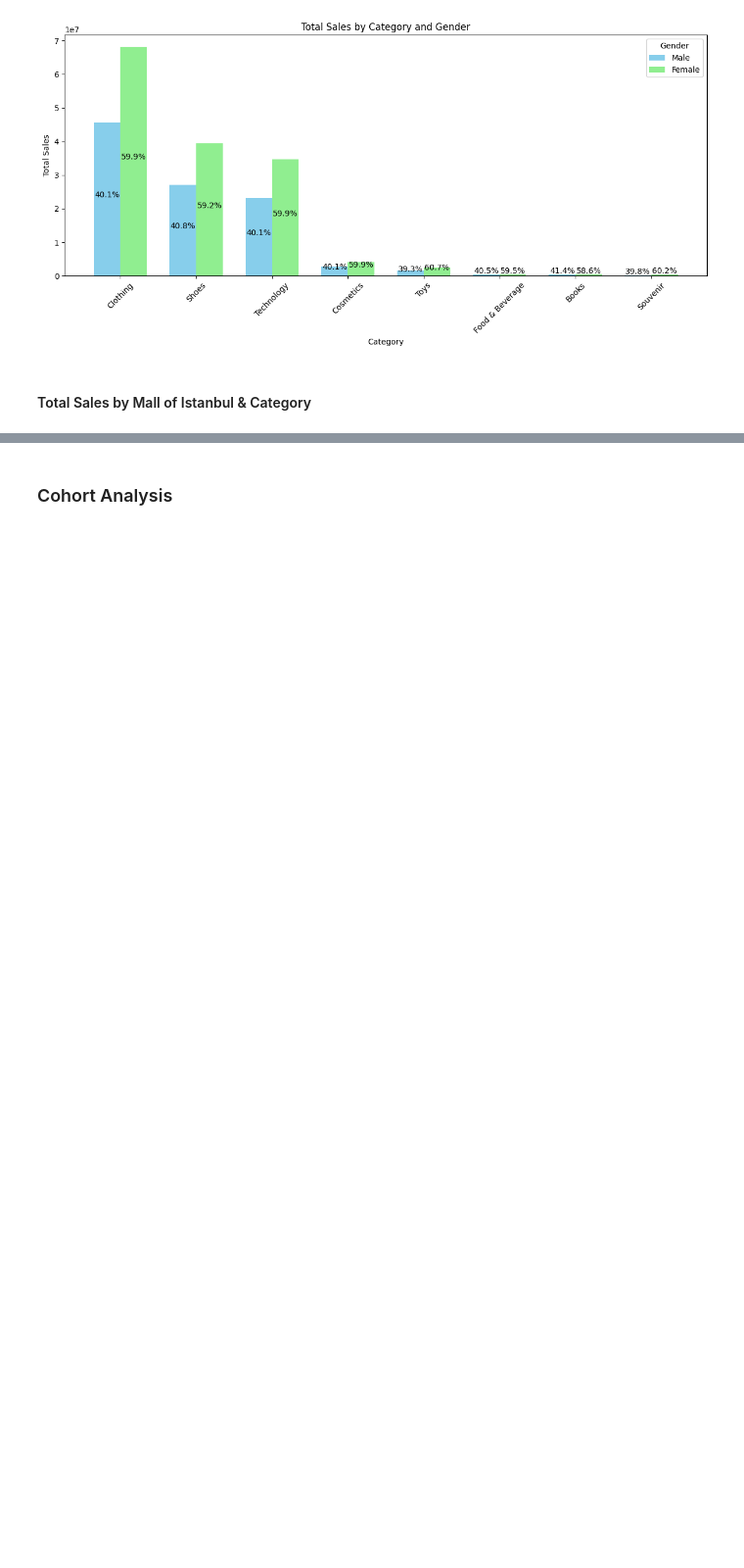
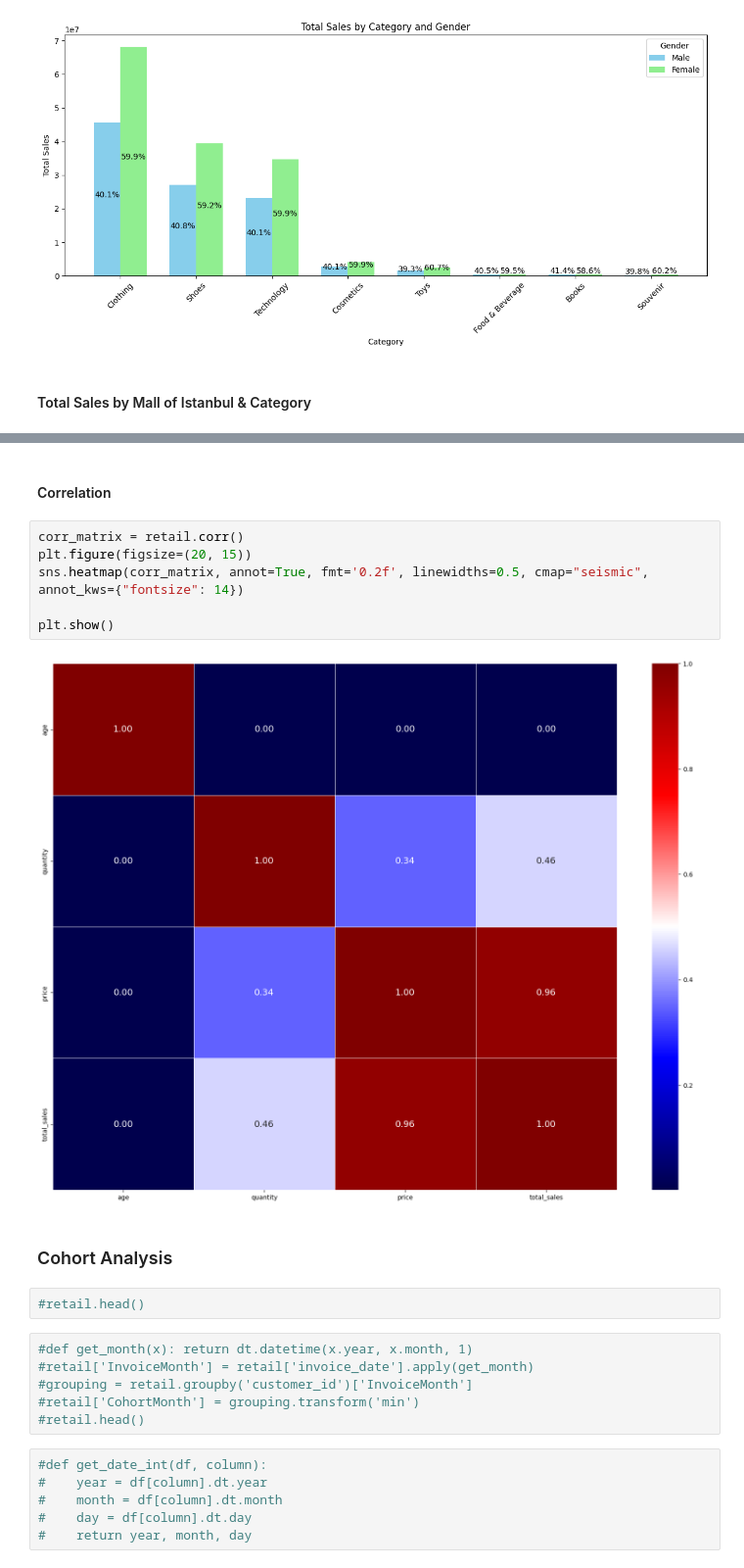
Before and after one commit to sandys-ss/EDA, a Jupyter notebook: EDA.ipynb, the cells around one changed output, grey strips where cells are left out. Shown: that part at 98% size. Drawn from its saved outputs; the diff is of its cells as text; blank space fills up the shorter version.

```diff
--- a/cohort-analysis.ipynb
+++ b/EDA.ipynb
@@ -432,5 +414,29 @@ plt.legend(title='Category')
 plt.show()
 # %% [output]
 [figure]
+# %% [markdown]
+#### Correlation
+# %%
+corr_matrix = retail.corr()
+plt.figure(figsize=(20, 15))
+sns.heatmap(corr_matrix, annot=True, fmt='0.2f', linewidths=0.5, cmap="seismic", annot_kws={"fontsize": 14})
+
+plt.show()
+# %% [output]
+[figure, added]
 # %% [markdown]
 ### Cohort Analysis
+# %%
+#retail.head()
+# %%
+#def get_month(x): return dt.datetime(x.year, x.month, 1)
+#retail['InvoiceMonth'] = retail['invoice_date'].apply(get_month)
+#grouping = retail.groupby('customer_id')['InvoiceMonth']
+#retail['CohortMonth'] = grouping.transform('min')
+#retail.head()
+# %%
+#def get_date_int(df, column):
+#    year = df[column].dt.year
+#    month = df[column].dt.month
+#    day = df[column].dt.day
+#    return year, month, day
```
Also changed, not shown: parts of 5 cells of this notebook.
